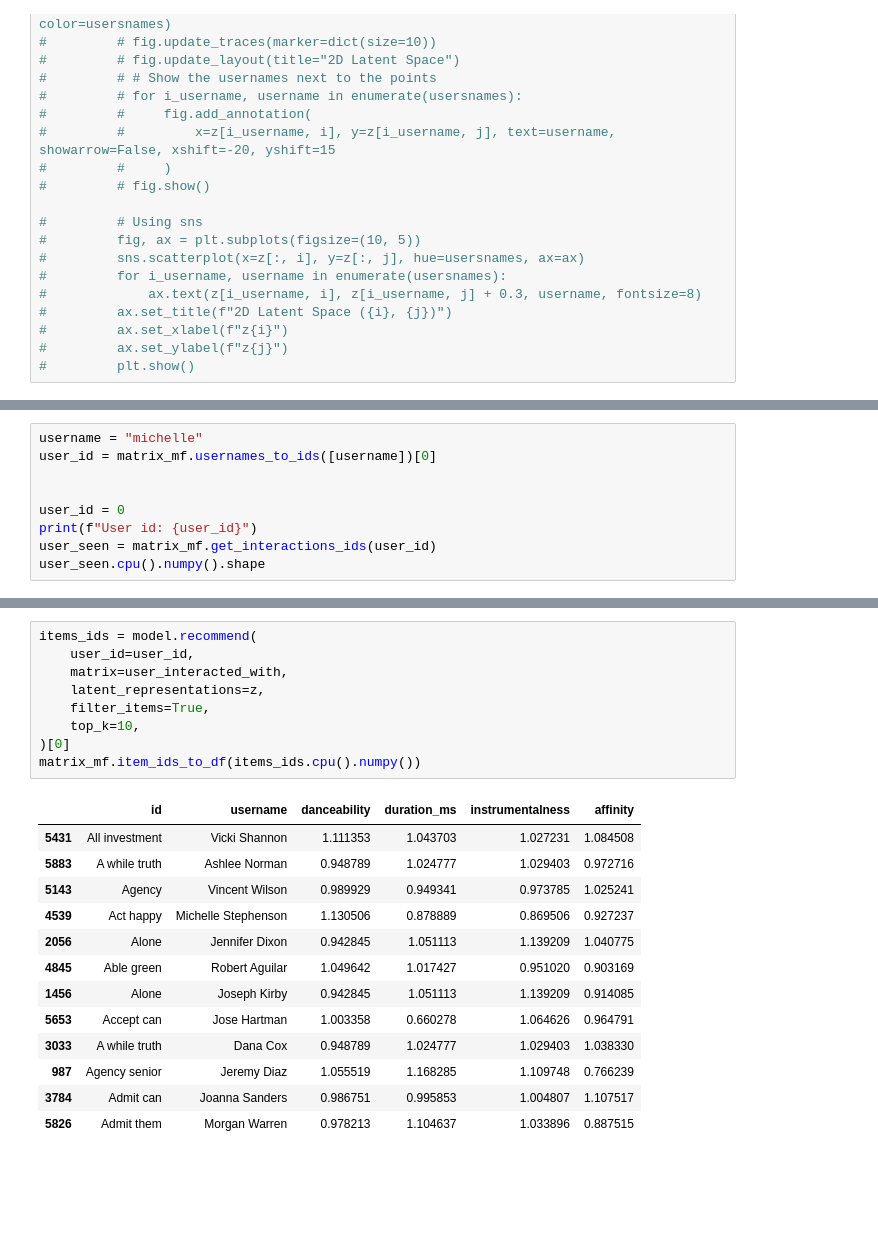
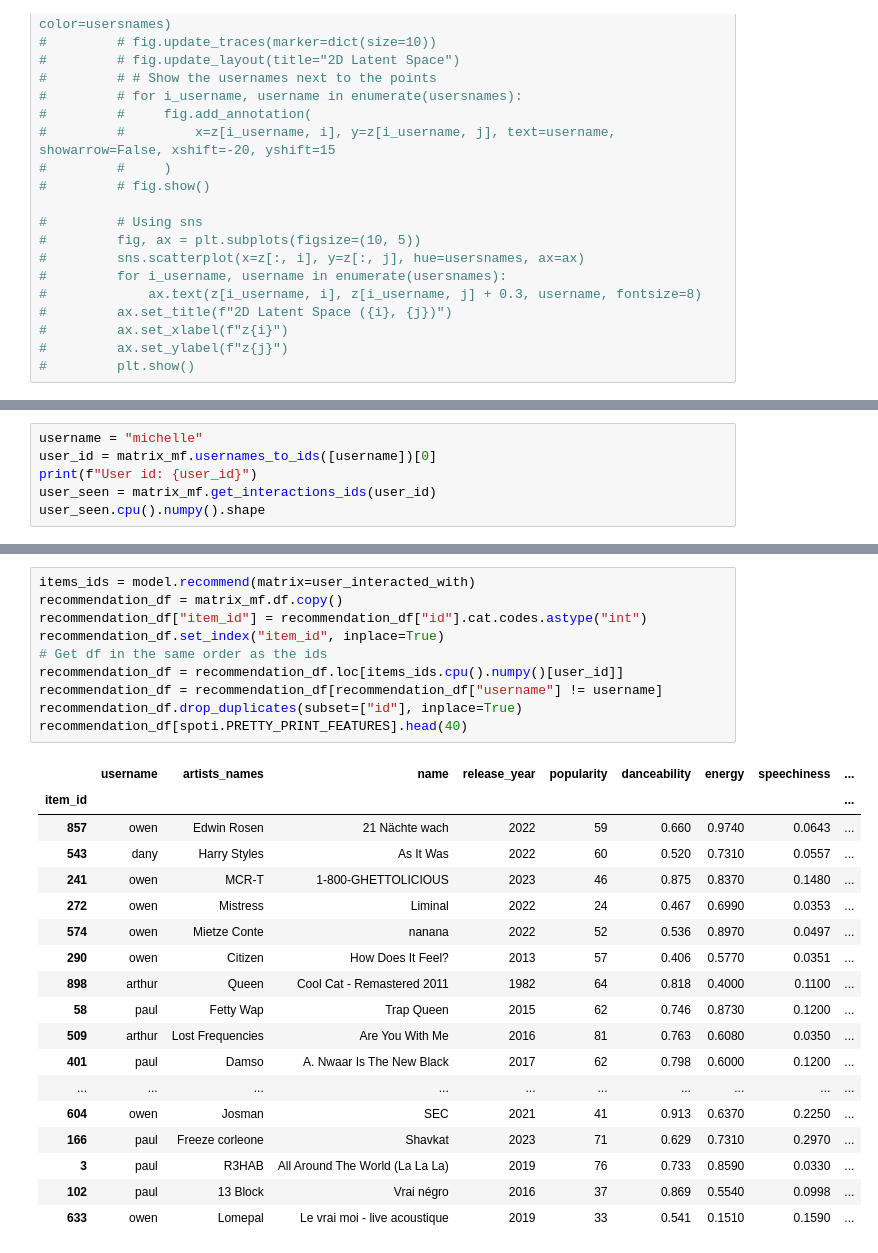
Before and after one commit to owengombas/spotify-recommender, a Jupyter notebook: recommender_vae.ipynb, the cells around one changed output, grey strips where cells are left out. Saved outputs shown, nothing was run; the diff lists cells and outputs as text; blank space fills up the shorter version.

Commit message:
Recommend VAE

```diff
--- a/recommender_vae.ipynb
+++ b/recommender_vae.ipynb
@@ -340,9 +312,6 @@ for i in dim1:
 # %%
 username = "michelle"
 user_id = matrix_mf.usernames_to_ids([username])[0]
-
-
-user_id = 0
 print(f"User id: {user_id}")
 user_seen = matrix_mf.get_interactions_ids(user_id)
 user_seen.cpu().numpy().shape
@@ -374,23 +327,29 @@ most_similar_users
-# %%
-items_ids = model.recommend(
-    user_id=user_id,
-    matrix=user_interacted_with,
-    latent_representations=z,
-    filter_items=True,
-    top_k=10,
-)[0]
-matrix_mf.item_ids_to_df(items_ids.cpu().numpy())
-# %% [output]
-|  | id | username | danceability | duration_ms | instrumentalness | affinity |
-| 5431 | All investment | Vicki Shannon | 1.111353 | 1.043703 | 1.027231 | 1.084508 |
-| 5883 | A while truth | Ashlee Norman | 0.948789 | 1.024777 | 1.029403 | 0.972716 |
-| 5143 | Agency | Vincent Wilson | 0.989929 | 0.949341 | 0.973785 | 1.025241 |
-| 4539 | Act happy | Michelle Stephenson | 1.130506 | 0.878889 | 0.869506 | 0.927237 |
-| 2056 | Alone | Jennifer Dixon | 0.942845 | 1.051113 | 1.139209 | 1.040775 |
-| 4845 | Able green | Robert Aguilar | 1.049642 | 1.017427 | 0.951020 | 0.903169 |
-| 1456 | Alone | Joseph Kirby | 0.942845 | 1.051113 | 1.139209 | 0.914085 |
-| 5653 | Accept can | Jose Hartman | 1.003358 | 0.660278 | 1.064626 | 0.964791 |
-| 3033 | A while truth | Dana Cox | 0.948789 | 1.024777 | 1.029403 | 1.038330 |
-| 987 | Agency senior | Jeremy Diaz | 1.055519 | 1.168285 | 1.109748 | 0.766239 |
-| 3784 | Admit can | Joanna Sanders | 0.986751 | 0.995853 | 1.004807 | 1.107517 |
-| 5826 | Admit them | Morgan Warren | 0.978213 | 1.104637 | 1.033896 | 0.887515 |
+# %%
+items_ids = model.recommend(matrix=user_interacted_with)
+recommendation_df = matrix_mf.df.copy()
+recommendation_df["item_id"] = recommendation_df["id"].cat.codes.astype("int")
+recommendation_df.set_index("item_id", inplace=True)
+# Get df in the same order as the ids
+recommendation_df = recommendation_df.loc[items_ids.cpu().numpy()[user_id]]
+recommendation_df = recommendation_df[recommendation_df["username"] != username]
+recommendation_df.drop_duplicates(subset=["id"], inplace=True)
+recommendation_df[spoti.PRETTY_PRINT_FEATURES].head(40)
+# %% [output]
+|  | username | artists_names | name | release_year | popularity | danceability | energy | speechiness | ... |
+| item_id |  |  |  |  |  |  |  |  | ... |
+| 857 | owen | Edwin Rosen | 21 Nächte wach | 2022 | 59 | 0.660 | 0.9740 | 0.0643 | ... |
+| 543 | dany | Harry Styles | As It Was | 2022 | 60 | 0.520 | 0.7310 | 0.0557 | ... |
+| 241 | owen | MCR-T | 1-800-GHETTOLICIOUS | 2023 | 46 | 0.875 | 0.8370 | 0.1480 | ... |
+| 272 | owen | Mistress | Liminal | 2022 | 24 | 0.467 | 0.6990 | 0.0353 | ... |
+| 574 | owen | Mietze Conte | nanana | 2022 | 52 | 0.536 | 0.8970 | 0.0497 | ... |
+| 290 | owen | Citizen | How Does It Feel? | 2013 | 57 | 0.406 | 0.5770 | 0.0351 | ... |
+| 898 | arthur | Queen | Cool Cat - Remastered 2011 | 1982 | 64 | 0.818 | 0.4000 | 0.1100 | ... |
+| 58 | paul | Fetty Wap | Trap Queen | 2015 | 62 | 0.746 | 0.8730 | 0.1200 | ... |
+| 509 | arthur | Lost Frequencies | Are You With Me | 2016 | 81 | 0.763 | 0.6080 | 0.0350 | ... |
+| 401 | paul | Damso | Α. Nwaar Is The New Black | 2017 | 62 | 0.798 | 0.6000 | 0.1200 | ... |
+| ... | ... | ... | ... | ... | ... | ... | ... | ... | ... |
+| 604 | owen | Josman | SEC | 2021 | 41 | 0.913 | 0.6370 | 0.2250 | ... |
+| 166 | paul | Freeze corleone | Shavkat | 2023 | 71 | 0.629 | 0.7310 | 0.2970 | ... |
+| 3 | paul | R3HAB | All Around The World (La La La) | 2019 | 76 | 0.733 | 0.8590 | 0.0330 | ... |
+| 102 | paul | 13 Block | Vrai négro | 2016 | 37 | 0.869 | 0.5540 | 0.0998 | ... |
+| 633 | owen | Lomepal | Le vrai moi - live acoustique | 2019 | 33 | 0.541 | 0.1510 | 0.1590 | ... |
```
Also changed, not shown: parts of 16 cells of this notebook, 2 other files.
